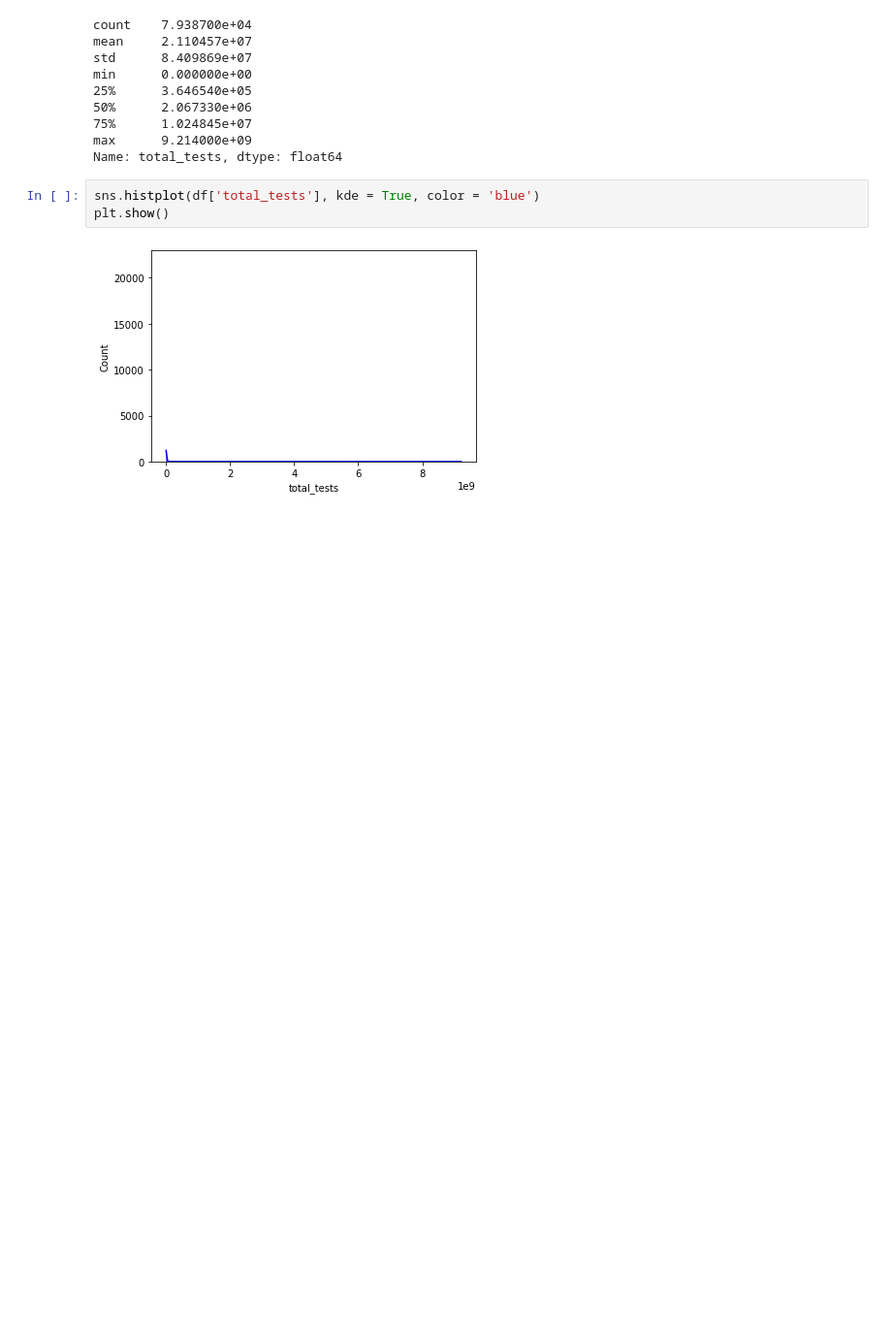
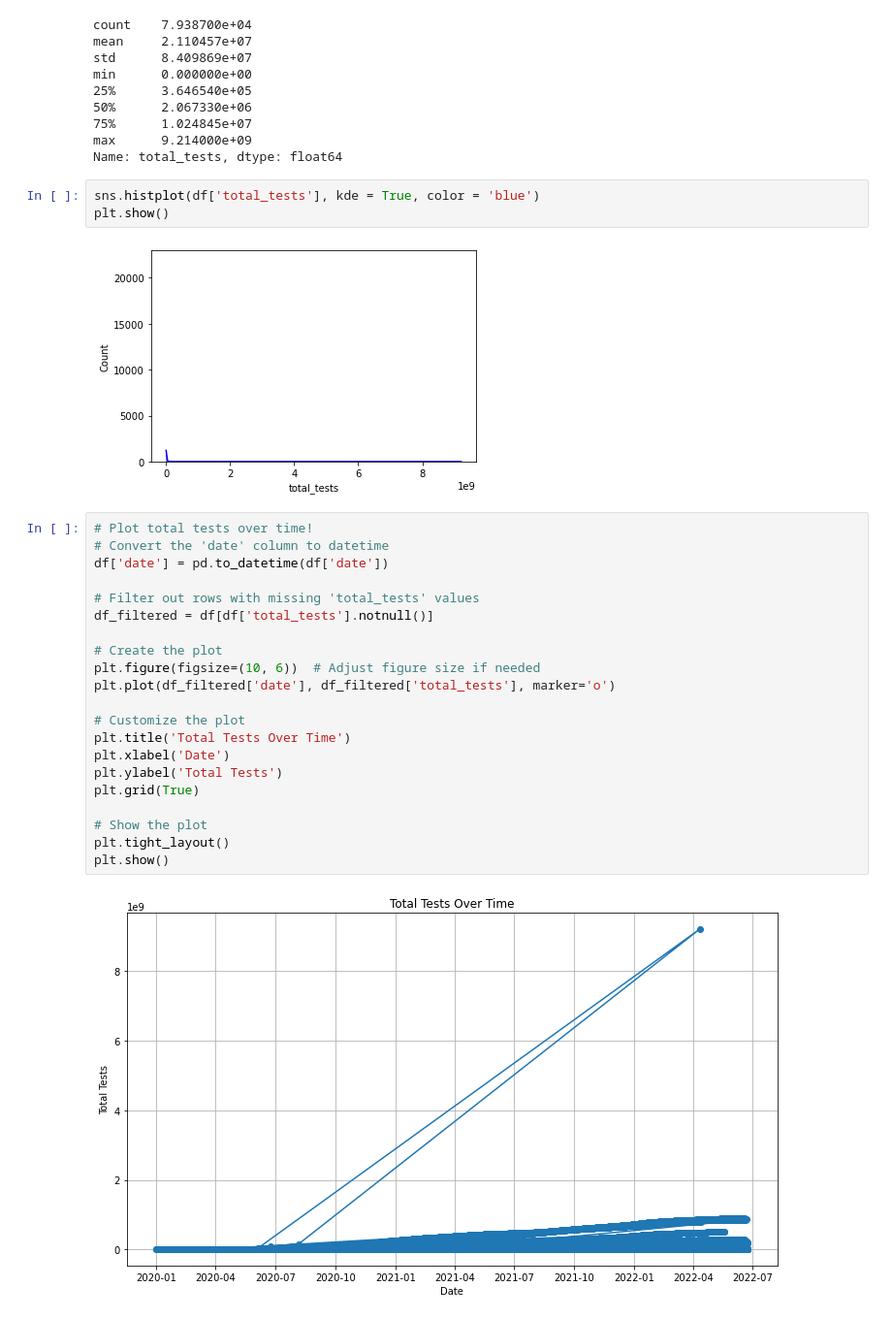
Before and after one commit to QiCai1995/COVID-19-Impact, a Jupyter notebook: Covid Vaccinations EDA.ipynb, the cells around one changed output. Shown at 97% size. Drawn from its saved outputs; the diff is of its cells as text; blank space fills up the shorter version.

```diff
--- a/Covid Vaccinations EDA.ipynb
+++ b/Covid Vaccinations EDA.ipynb
@@ -97,3 +98,26 @@ sns.histplot(df['total_tests'], kde = True, color = 'blue')
 plt.show()
 # %% [output]
 [figure]
+# %%
+# Plot total tests over time!
+# Convert the 'date' column to datetime
+df['date'] = pd.to_datetime(df['date'])
+
+# Filter out rows with missing 'total_tests' values
+df_filtered = df[df['total_tests'].notnull()]
+
+# Create the plot
+plt.figure(figsize=(10, 6))  # Adjust figure size if needed
+plt.plot(df_filtered['date'], df_filtered['total_tests'], marker='o')
+
+# Customize the plot
+plt.title('Total Tests Over Time')
+plt.xlabel('Date')
+plt.ylabel('Total Tests')
+plt.grid(True)
+
+# Show the plot
+plt.tight_layout()
+plt.show()
+# %% [output]
+[figure, added]
```
Also changed, not shown: parts of 13 cells of this notebook.
